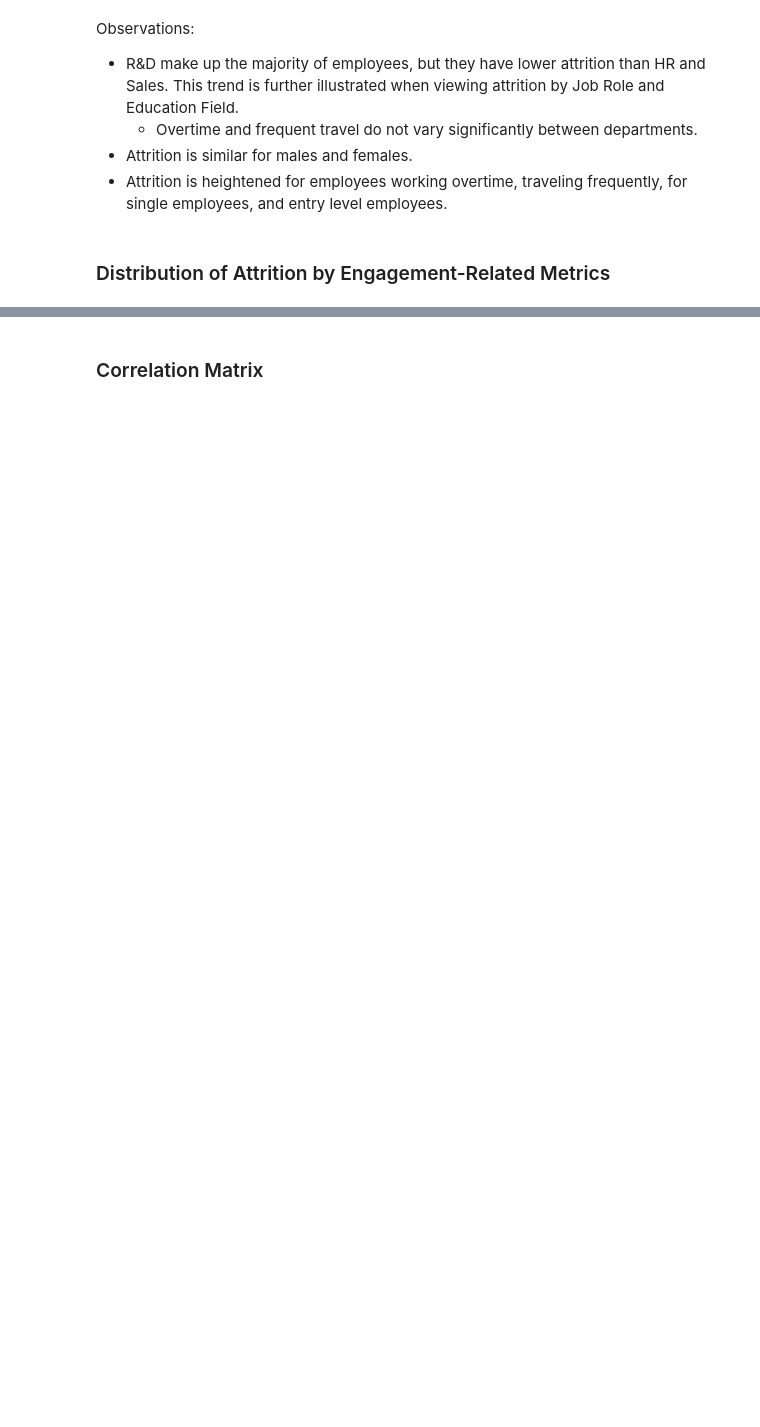
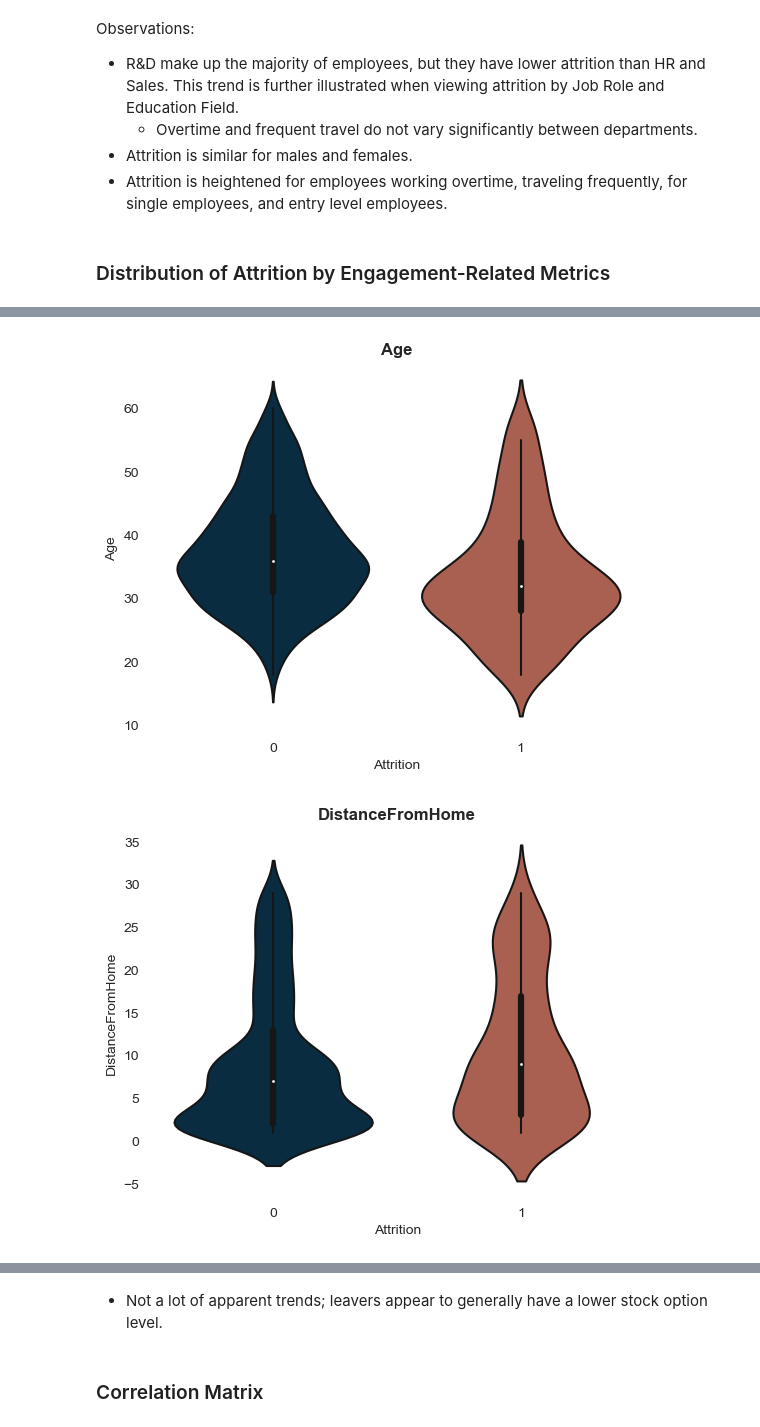
Before and after one commit to mlpost/Data-Projects, a Jupyter notebook: Kaggle HR Analytics/Predicting Attrition and Engagement/attritionAndEngagementAnalysis.ipynb, the cells around one changed output, grey strips where cells are left out. Cells and saved outputs as stored; diff of their text form; code cells hidden in the pictures; blank space fills up the shorter version.

```diff
--- a/Kaggle HR Analytics/Predicting Attrition and Engagement/attritionAndEngagementAnalysis.ipynb
+++ b/Kaggle HR Analytics/Predicting Attrition and Engagement/attritionAndEngagementAnalysis.ipynb
@@ -301,0 +318,19 @@ deptEng
+# %%
+target_num_cols = ['Age', 'DistanceFromHome','MonthlyIncome','PercentSalaryHike', 'YearsAtCompany',
+'NumCompaniesWorked','StockOptionLevel','TrainingTimesLastYear']
+
+def make_violin(df, x_var, y_var):
+    sns.set_palette(["#002f4a", "#b85741"])
+    ax = sns.violinplot(data= df, x = x_var, y = y_var, split= True)
+    plt.title(y_var, weight= 'bold')
+    ax.spines['top'].set_visible(False)
+    ax.spines['right'].set_visible(False)
+    ax.spines['bottom'].set_visible(False)
+    ax.spines['left'].set_visible(False)
+    plt.show();
+
+for col in target_num_cols:
+    make_violin(hr_clean, 'Attrition', col)
+# %% [output]
+[figure, added]
+[figure, added]
@@ -302,3 +343,5 @@ deptEng
+# %% [markdown]
+* Not a lot of apparent trends; leavers appear to generally have a lower stock option level.
 # %% [markdown]
 ### Correlation Matrix
 # %%
```
Also changed, not shown: parts of 25 cells of this notebook, 1 other file.
